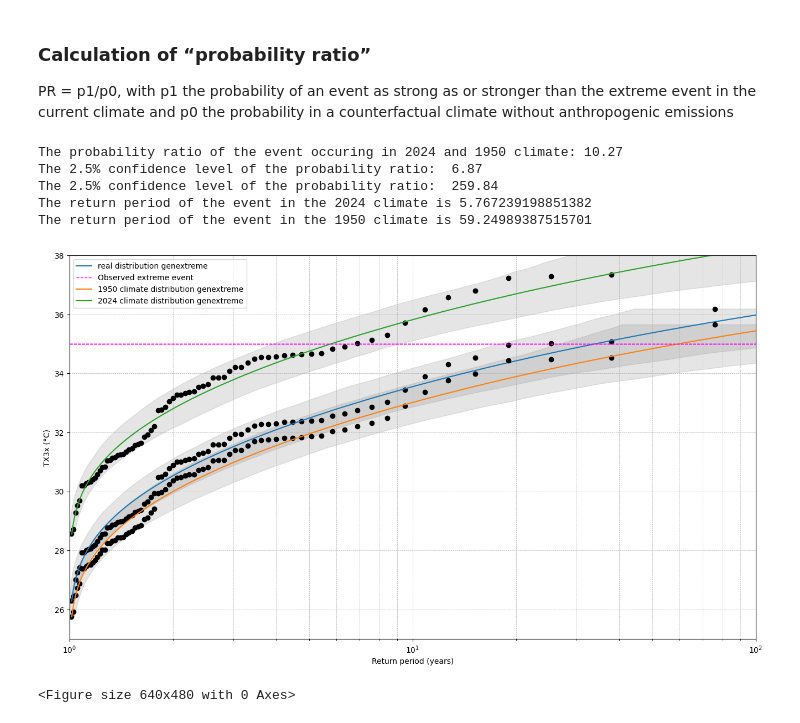
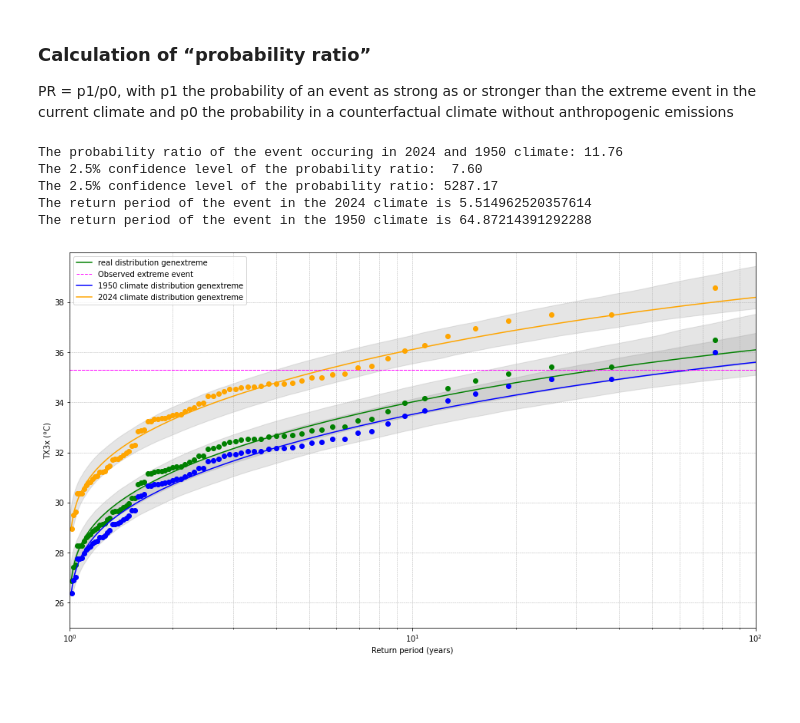
Before and after one commit to fflazarf/Event-attribution, a Jupyter notebook: attribution_method_final.ipynb, the cells around one changed output. Drawn from its saved outputs; the diff is of its cells as text; code cells hidden in the pictures; blank space fills up the shorter version.

```diff
--- a/attribution_method_final.ipynb
+++ b/attribution_method_final.ipynb
@@ -438,9 +450,9 @@ plt.savefig("figs/dist_shift_TX"+str(ravg)+".png", dpi = 300)
-# %% [markdown]
-### Calculation of “probability ratio”
-
-PR = p1/p0, with p1 the probability of an event as strong as or stronger than the extreme event in the current climate and p0 the probability in a counterfactual climate without anthropogenic emissions
+# %% [markdown]
+### Calculation of “probability ratio”
+
+PR = p1/p0, with p1 the probability of an event as strong as or stronger than the extreme event in the current climate and p0 the probability in a counterfactual climate without anthropogenic emissions
 # %%
-def plot_return_levels(event, extreme_data, mu, mu0, dist_name='genextreme', ci=95, label_suffix=''):
+def plot_return_levels(event, extreme_data, mu, mu0, dist_name='genextreme', ci=95, label_suffix='', color='black'):
     """
     Plotting shifted observational data for the mu value of choice and finding the return level of the observed event of choice.
     Returns the cumulative distribution function value of the observed event in the provided distribution with values for the selected confidence interval.
@@ -455,26 +467,26 @@ def plot_return_levels(event, extreme_data, mu, mu0, dist_name='genextreme', ci=
     - label_suffix: string added to plot label (e.g. '1950')
 
     """
+    extreme_data = extreme_data + mu - mu0
+    dist = getattr(stats, dist_name)
+    params = dist.fit(extreme_data)
 
     #shifting the observational data to the desired year
-    extreme_data = extreme_data + mu - mu0
 
-    x_range = np.linspace(min(extreme_data), max(extreme_data), 100)
+    x_range_max = dist.ppf(0.9999, *params)
+    x_range = np.linspace(min(extreme_data), x_range_max, 100) #max(extreme_data)+5, 100)
     #Return periods for all observed data
     sorted_data = (np.sort(extreme_data))
     n = len(sorted_data)
     emp_cdf_vals = np.arange(1, n + 1) / (n + 1)
     emp_return_periods = 1 / (1 - emp_cdf_vals)
 
-    plt.plot(emp_return_periods, sorted_data, marker="o", linestyle="none", color="black")
-
+    plt.plot(emp_return_periods, sorted_data, marker="o", linestyle="none", color=color)
 
     # re-fitting of the shifted data to the selected distribution
-    dist = getattr(stats, dist_name)
-    params = dist.fit(extreme_data)
     cdf_vals = dist.cdf(x_range, *params)
     return_periods = 1 / (1 - cdf_vals)
-    plt.plot(return_periods, x_range, label=f'{label_suffix} distribution {dist_name}')
+    plt.plot(return_periods, x_range, label=f'{label_suffix} distribution {dist_name}',color=color)
 
     #finding the cdf of the event in the shifted distribution
     cdf_event = dist.cdf(event, *params)
@@ -487,6 +499,7 @@ def plot_return_levels(event, extreme_data, mu, mu0, dist_name='genextreme', ci=
         resampled_data = np.random.choice(extreme_data, size = len(extreme_data), replace=True)
         boot_params = dist.fit(resampled_data)
         boot_cdf_vals = dist.cdf(x_range, *boot_params)
+        #boot_cdf_vals = np.clip(boot_cdf_vals, 0, 0.99999)
         boot_return_periods = 1 / (1 - boot_cdf_vals)
         if not np.inf in boot_return_periods:
             bootstrapped_levels.append(boot_return_periods)
@@ -518,39 +531,55 @@ def plot_return_levels(event, extreme_data, mu, mu0, dist_name='genextreme', ci=
     plt.xscale("log")
     plt.xlim(1, 10**2)
     plt.xlabel("Return period (years)")
-    plt.ylim(25, 38)
+    plt.ylim(25, x_range_max)
     plt.grid(True, which="both", linestyle="--", linewidth=0.5)
     plt.legend()
     return cdf_event, (lower+lower1)/2, (upper+upper1)/2
+    #return cdf_event
 # %%
 plt.figure(figsize=(16, 9))
 
 #plot for mu0 (baseline)
-plot_return_levels(t_event, temps, mu0 , mu0, label_suffix='real')
+plot_return_levels(t_event, temps, mu0 , mu0, label_suffix='real',color='green')
 
 #plot for mu[0] (1st year in the dataset)
-past, past_low, past_up = plot_return_levels(t_event, temps, mu[0].to_numpy() , mu0, label_suffix='1950 climate')
+past, past_low, past_up = plot_return_levels(t_event, temps, mu[0].to_numpy() , mu0, label_suffix='1950 climate',color='blue')
+#past= plot_return_levels(t_event, temps, mu[0].to_numpy() , mu0, label_suffix='1950 climate',color='blue')
 
 #plot for mu[-1] (last year, year of the extreme event we are investigating)
-now, now_low, now_up = plot_return_levels(t_event, temps, mu[-1].to_numpy() , mu0, label_suffix='2024 climate')
+now, now_low, now_up = plot_return_levels(t_event, temps, mu[-1].to_numpy() , mu0, label_suffix='2024 climate',color='orange')
+#now = plot_return_levels(t_event, temps, mu[-1].to_numpy() , mu0, label_suffix='2024 climate',color='orange')
 
-print(f'The probability ratio of the event occuring in 2024 and 1950 climate: {(1-now)/(1-past):5.2f}')
-print(f'The 2.5% confidence level of the probability ratio: {(1-now_low)/(1-past_low):5.2f}')
-print(f'The 2.5% confidence level of the probability ratio: {(1-now_up)/(1-past_up):7.2f}')
-print(f'The return period of the event in the 2024 climate is {1/(1-now)}')
-print(f'The return period of the event in the 1950 climate is {1/(1-past)}')
+
+pr = (1-now)/(1-past)
+cf_low = (1-now_low)/(1-past_low)
+cf_up = (1-now_up)/(1-past_up)
+rp_now = 1/(1-now)
+rp_past = 1/(1-past)
+print(f'The probability ratio of the event occuring in 2024 and 1950 climate: {pr:5.2f}')
+print(f'The 2.5% confidence level of the probability ratio: {cf_low:5.2f}')
+print(f'The 2.5% confidence level of the probability ratio: {cf_up:7.2f}')
+print(f'The return period of the event in the 2024 climate is {rp_now}')
+print(f'The return period of the event in the 1950 climate is {rp_past}')
 
 plt.ylabel(f"TX{ravg}x (°C)")
-plt.show()
-plt.savefig("figs/obs_period_shifted_"+str(ravg)+"_GEV.png", dpi = 300)
+#plt.show()
+plt.savefig(f"figs/obs_period_shifted_{ravg}_GEV_{season}_{date_st[:4]}-{date_en[:4]}_{obl}.png", dpi = 300)
+
+with open(f"results_TX_{ravg}_{season}_{date_st[:4]}-{date_en[:4]}_{obl}.txt", "w") as file:
+    file.write(f'The probability ratio of the event occuring in 2024 and 1950 climate: {pr:5.2f} \n')
+    file.write(f'The 2.5% confidence level of the probability ratio: {cf_low:5.2f} \n')
+    file.write(f'The 2.5% confidence level of the probability ratio: {cf_up:7.2f} \n')
+    file.write(f'The return period of the event in the 2024 climate is {rp_now}\n')
+    file.write(f'The return period of the event in the 1950 climate is {rp_past}\n')
+    file.write(f'The temperature of the event is {t_event.to_numpy():5.2f}')
 # %% [output]
-The probability ratio of the event occuring in 2024 and 1950 climate: 10.27
-The 2.5% confidence level of the probability ratio:  6.87
-The 2.5% confidence level of the probability ratio:  259.84
-The return period of the event in the 2024 climate is 5.767239198851382
-The return period of the event in the 1950 climate is 59.24989387515701
+The probability ratio of the event occuring in 2024 and 1950 climate: 11.76
+The 2.5% confidence level of the probability ratio:  7.60
+The 2.5% confidence level of the probability ratio: 5287.17
+The return period of the event in the 2024 climate is 5.514962520357614
+The return period of the event in the 1950 climate is 64.87214391292288
-[figure, old version]
+[figure, new version]
-<Figure size 640x480 with 0 Axes>
 # %%
 RP = 100  # return period of 20 years
 prob = 1 - 1/RP
```
Also changed, not shown: parts of 35 cells of this notebook.
